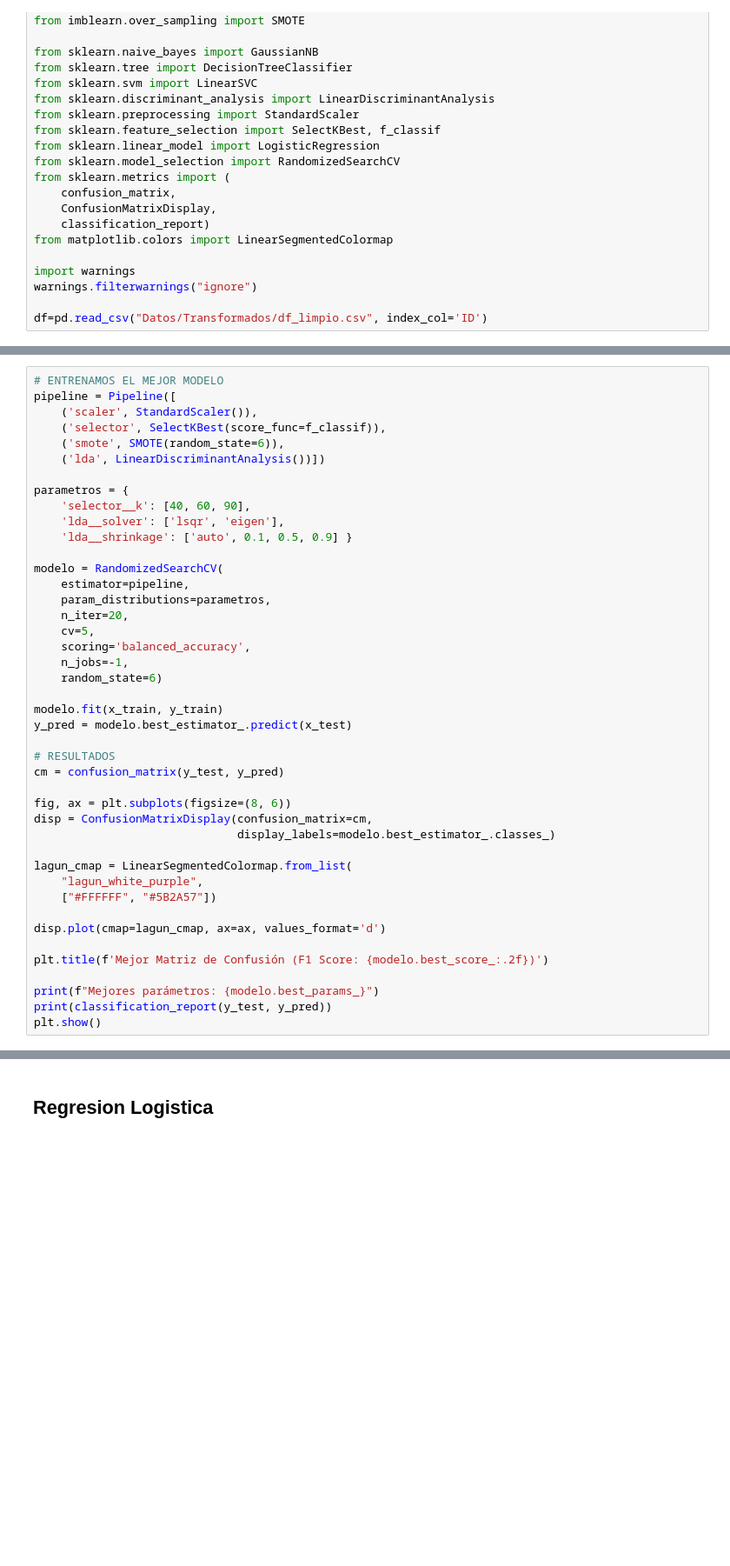
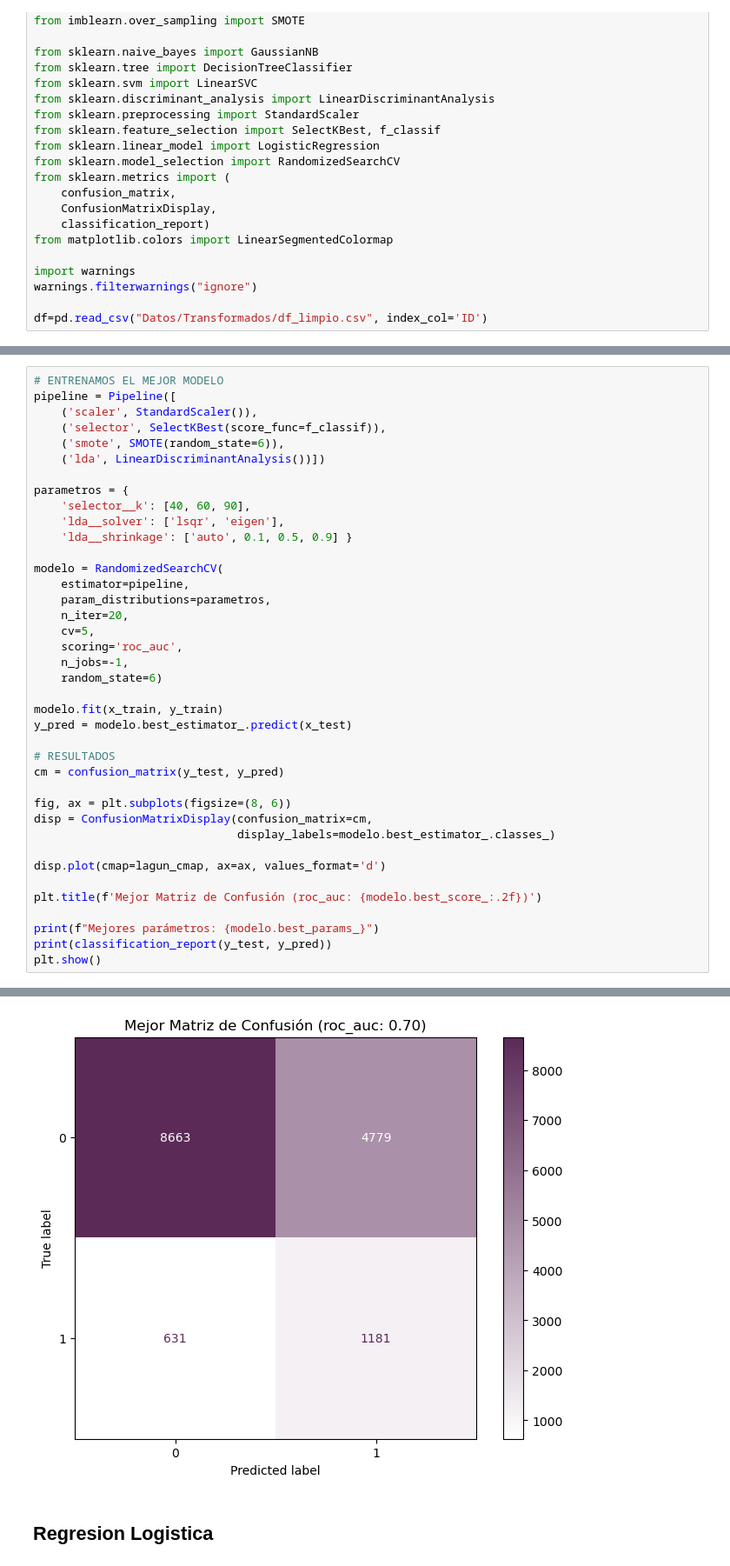
Before and after one commit to danielsoponaru/25-26_R07_NARANJA, a Jupyter notebook: 02-EDA.ipynb, the cells around one changed output, grey strips where cells are left out. Shown at 87% size. Drawn from its saved outputs; the diff is of its cells as text; blank space fills up the shorter version.

```diff
--- a/02-EDA.ipynb
+++ b/02-EDA.ipynb
@@ -49,7 +118,7 @@ modelo = RandomizedSearchCV(
     param_distributions=parametros,
     n_iter=20,
     cv=5,
-    scoring='balanced_accuracy',
+    scoring='roc_auc',
     n_jobs=-1,
     random_state=6)
 
@@ -63,14 +132,11 @@ fig, ax = plt.subplots(figsize=(8, 6))
 disp = ConfusionMatrixDisplay(confusion_matrix=cm,
                               display_labels=modelo.best_estimator_.classes_)
 
-lagun_cmap = LinearSegmentedColormap.from_list(
-    "lagun_white_purple",
-    ["#FFFFFF", "#5B2A57"])
-
 disp.plot(cmap=lagun_cmap, ax=ax, values_format='d')
 
-plt.title(f'Mejor Matriz de Confusión (F1 Score: {modelo.best_score_:.2f})')
+plt.title(f'Mejor Matriz de Confusión (roc_auc: {modelo.best_score_:.2f})')
 
 print(f"Mejores parámetros: {modelo.best_params_}")
 print(classification_report(y_test, y_pred))
 plt.show()
+# %% [output]
@@ -77,3 +152,4 @@ plt.show()
+[figure, added]
 # %% [markdown]
 ## Regresion Logistica
 # %%
```
Also changed, not shown: parts of 12 cells of this notebook.
